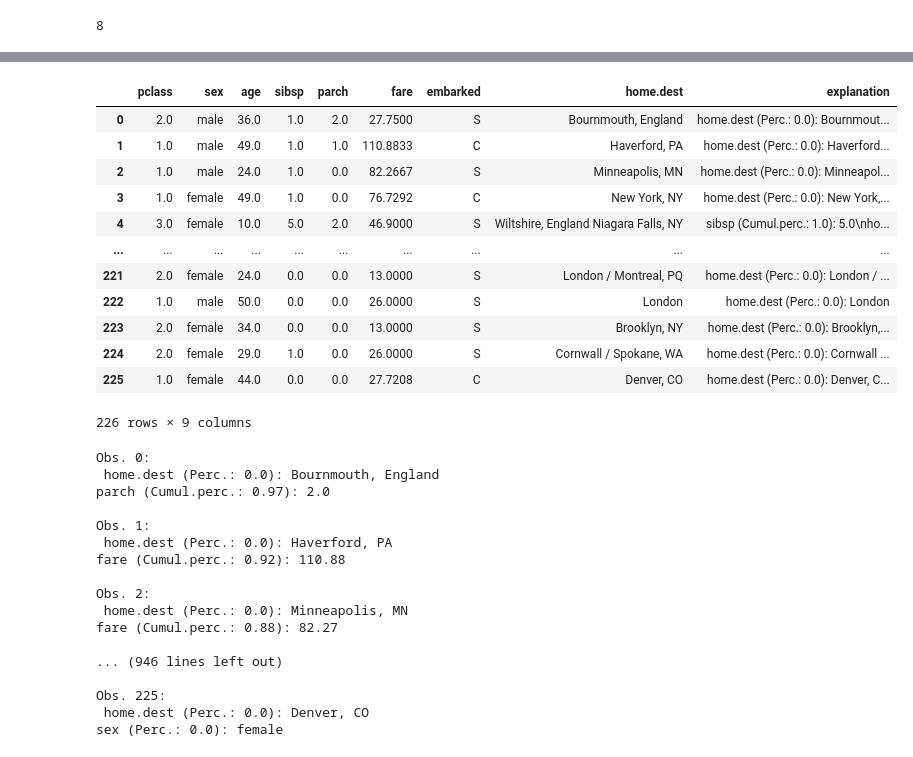
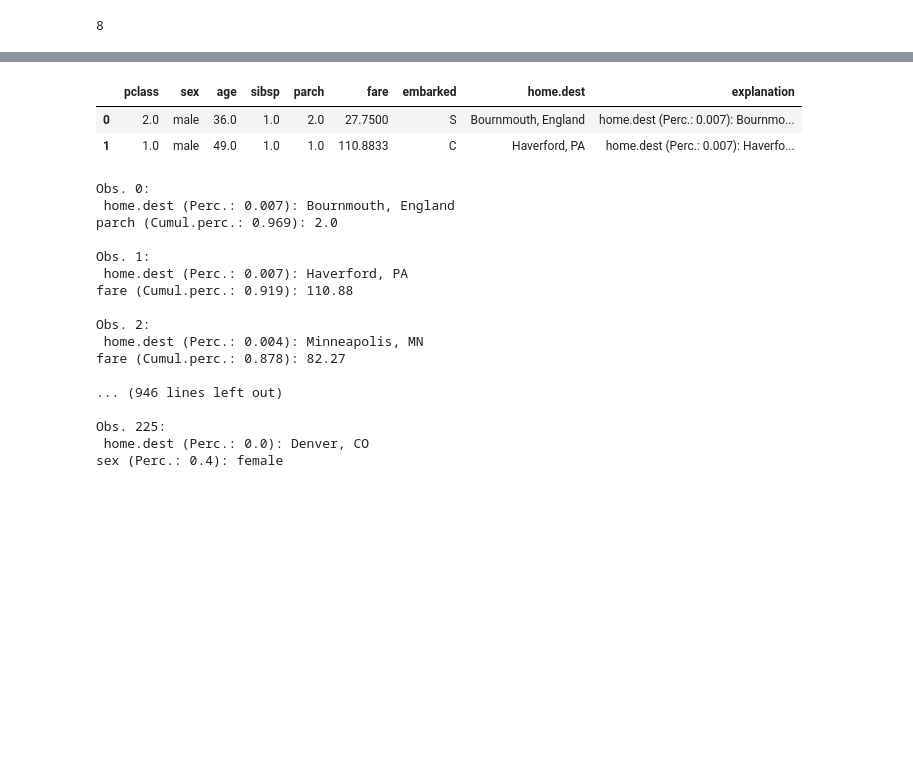
Before and after one commit to AVoss84/bhad, a Jupyter notebook: src/notebooks/Titanic_Example.ipynb, the cells around one changed output, grey strips where cells are left out. Saved outputs shown, nothing was run; the diff lists cells and outputs as text; code cells hidden in the pictures; blank space fills up the shorter version.

```diff
--- a/src/notebooks/Titanic_Example.ipynb
+++ b/src/notebooks/Titanic_Example.ipynb
@@ -124,5 +116,4 @@ Finished 'transform' in 0.0301 secs
 # %%
-df_test, _ = local_expl.get_explanation()
-df_test.shape
+df_test = local_expl.get_explanation()
 # %% [output]
 Create local explanations for 226 observations.
@@ -143,38 +121,28 @@ dtype: object
 # %%
-df_test #.head(2)
+df_test.head(2)
 # %% [output]
 |  | pclass | sex | age | sibsp | parch | fare | embarked | home.dest | explanation |
-| 0 | 2.0 | male | 36.0 | 1.0 | 2.0 | 27.7500 | S | Bournmouth, England | home.dest (Perc.: 0.0): Bournmout... |
-| 1 | 1.0 | male | 49.0 | 1.0 | 1.0 | 110.8833 | C | Haverford, PA | home.dest (Perc.: 0.0): Haverford... |
-| 2 | 1.0 | male | 24.0 | 1.0 | 0.0 | 82.2667 | S | Minneapolis, MN | home.dest (Perc.: 0.0): Minneapol... |
-| 3 | 1.0 | female | 49.0 | 1.0 | 0.0 | 76.7292 | C | New York, NY | home.dest (Perc.: 0.0): New York,... |
-| 4 | 3.0 | female | 10.0 | 5.0 | 2.0 | 46.9000 | S | Wiltshire, England Niagara Falls, NY | sibsp (Cumul.perc.: 1.0): 5.0\nho... |
-| ... | ... | ... | ... | ... | ... | ... | ... | ... | ... |
-| 221 | 2.0 | female | 24.0 | 0.0 | 0.0 | 13.0000 | S | London / Montreal, PQ | home.dest (Perc.: 0.0): London / ... |
-| 222 | 1.0 | male | 50.0 | 0.0 | 0.0 | 26.0000 | S | London | home.dest (Perc.: 0.0): London |
-| 223 | 2.0 | female | 34.0 | 0.0 | 0.0 | 13.0000 | S | Brooklyn, NY | home.dest (Perc.: 0.0): Brooklyn,... |
-| 224 | 2.0 | female | 29.0 | 1.0 | 0.0 | 26.0000 | S | Cornwall / Spokane, WA | home.dest (Perc.: 0.0): Cornwall ... |
-| 225 | 1.0 | female | 44.0 | 0.0 | 0.0 | 27.7208 | C | Denver, CO | home.dest (Perc.: 0.0): Denver, C... |
+| 0 | 2.0 | male | 36.0 | 1.0 | 2.0 | 27.7500 | S | Bournmouth, England | home.dest (Perc.: 0.007): Bournmo... |
+| 1 | 1.0 | male | 49.0 | 1.0 | 1.0 | 110.8833 | C | Haverford, PA | home.dest (Perc.: 0.007): Haverfo... |
-226 rows × 9 columns
 # %%
 for obs, ex in enumerate(df_test.explanation.values):
     #if (obs % 10) == 0:
         print(f'\nObs. {obs}:\n', ex)
 # %% [output]
 Obs. 0:
- home.dest (Perc.: 0.0): Bournmouth, England
-parch (Cumul.perc.: 0.97): 2.0
+ home.dest (Perc.: 0.007): Bournmouth, England
+parch (Cumul.perc.: 0.969): 2.0
 
 Obs. 1:
- home.dest (Perc.: 0.0): Haverford, PA
-fare (Cumul.perc.: 0.92): 110.88
+ home.dest (Perc.: 0.007): Haverford, PA
+fare (Cumul.perc.: 0.919): 110.88
 
 Obs. 2:
- home.dest (Perc.: 0.0): Minneapolis, MN
-fare (Cumul.perc.: 0.88): 82.27
+ home.dest (Perc.: 0.004): Minneapolis, MN
+fare (Cumul.perc.: 0.878): 82.27
 
 ... (946 lines left out)
 
 Obs. 225:
  home.dest (Perc.: 0.0): Denver, CO
-sex (Perc.: 0.0): female
+sex (Perc.: 0.4): female
```
Also changed, not shown: parts of 7 cells of this notebook, 7 other files.
